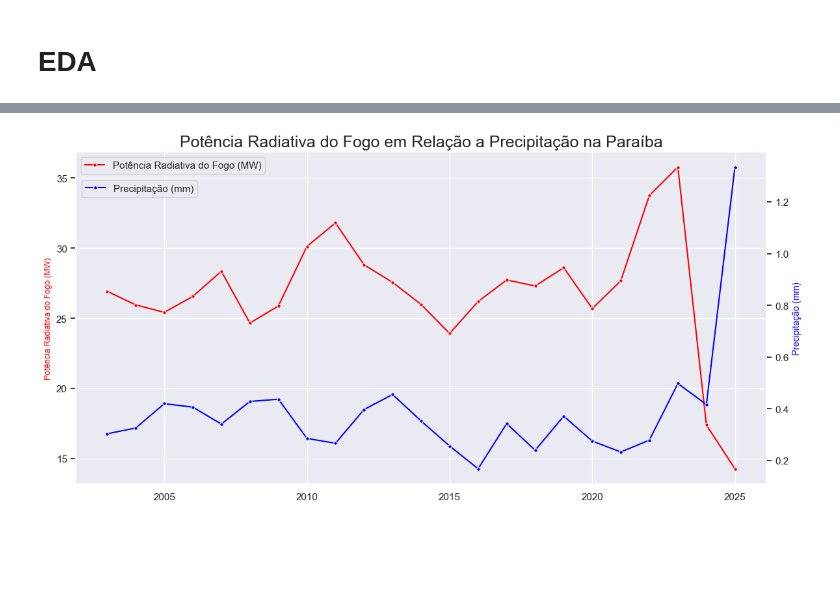
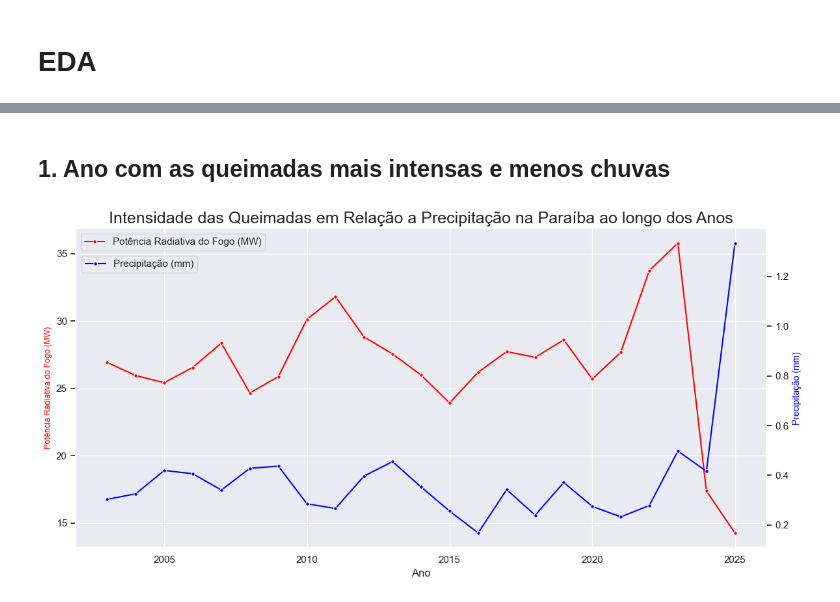
Before and after one commit to JoaoHeslin/Queimadas-Paraiba, a Jupyter notebook: Analises/relatorio.ipynb, the cells around one changed output, grey strips where cells are left out. Cells and saved outputs as stored; diff of their text form; code cells hidden in the pictures; blank space fills up the shorter version.

```diff
--- a/Analises/relatorio.ipynb
+++ b/Analises/relatorio.ipynb
@@ -77,23 +77,27 @@ df.describe()
 | 50% | 2023.000000 | 10.000000 | 2.509404e+06 | -7.082660 | -37.836940 | 11.000000 | 0.000000 | 1.000000 | ... |
 | 75% | 2024.000000 | 11.000000 | 2.513604e+06 | -6.793420 | -36.189995 | 34.000000 | 0.074141 | 1.000000 | ... |
 | max | 2025.000000 | 12.000000 | 2.517407e+06 | -6.052000 | -34.796130 | 120.000000 | 107.730000 | 1.000000 | ... |
+# %% [markdown]
+## 1. Ano com as queimadas mais intensas e menos chuvas
+# %%
+ano_queimadas_chuvas = df.groupby("ano")[["potencia_radiativa_fogo", "precipitacao"]].mean().reset_index()
 # %%
 sns.set_theme(style="darkgrid")
 fig,ax = plt.subplots(figsize=(12, 6))
 
-sns.lineplot(df, x="ano", y="potencia_radiativa_fogo", errorbar=None, ax=ax, label="Potência Radiativa do Fogo (MW)", color="red", marker="o", markersize=4)
+sns.lineplot(ano_queimadas_chuvas, x="ano", y="potencia_radiativa_fogo", errorbar=None, ax=ax, label="Potência Radiativa do Fogo (MW)", color="red", marker="o", markersize=4)
 ax.set_ylabel("Potência Radiativa do Fogo (MW)", color="red", fontsize=9)
-ax.set_xlabel("")
+ax.set_xlabel("Ano")
 
 ax1 = ax.twinx()
-sns.lineplot(df, x="ano", y="precipitacao", errorbar=None, ax=ax1, color="blue", label="Precipitação (mm)", marker="o", markersize=4)
+sns.lineplot(ano_queimadas_chuvas, x="ano", y="precipitacao", errorbar=None, ax=ax1, color="blue", label="Precipitação (mm)", marker="o", markersize=4)
 ax1.set_ylabel("Precipitação (mm)", color="blue", fontsize=10)
 ax1.legend(loc="upper left", bbox_to_anchor=(0.001, 0.93))
 ax1.set_facecolor("#0407070B")
 ax1.grid(False)
 
-plt.title("Potência Radiativa do Fogo em Relação a Precipitação na Paraíba", fontsize=18)
+plt.title("Intensidade das Queimadas em Relação a Precipitação na Paraíba ao longo dos Anos", fontsize=18)
 plt.tight_layout()
 plt.show()
 # %% [output]
-[figure, old version]
+[figure, new version]
```
Also changed, not shown: parts of 8 cells of this notebook.
